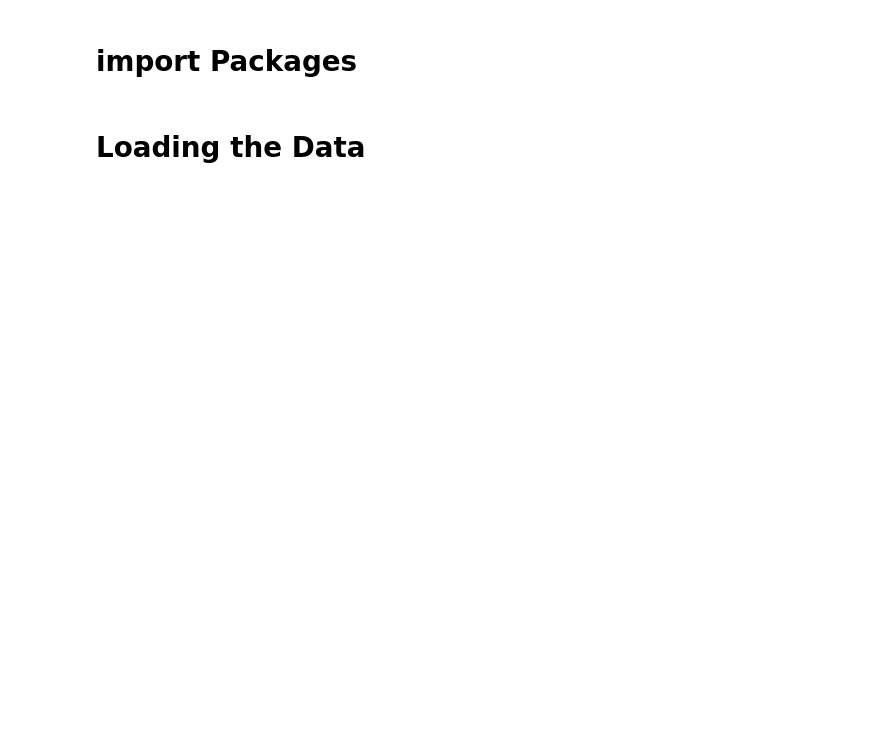
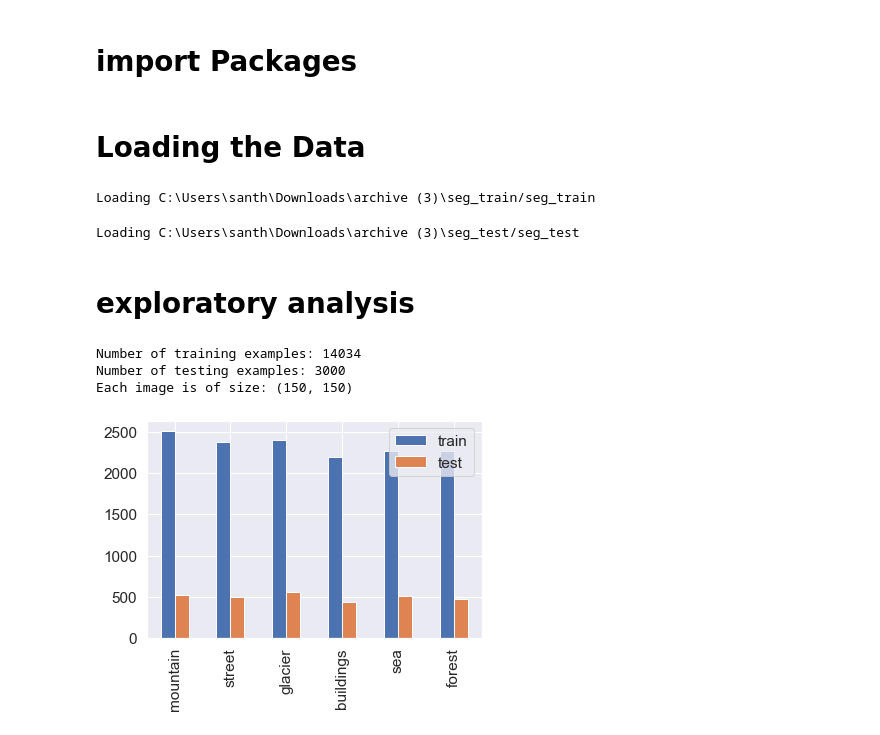
Before and after one commit to sushamasivananthan/Image-Classification-Using-CNN-Keras, a Jupyter notebook: ImageClassification.ipynb, the cells around one changed output. Saved outputs shown, nothing was run; the diff lists cells and outputs as text; code cells hidden in the pictures; blank space fills up the shorter version.

Commit message:
Visualization

```diff
--- a/ImageClassification.ipynb
+++ b/ImageClassification.ipynb
@@ -21,7 +21,7 @@ IMAGE_SIZE = (150, 150)
 # Loading the Data
 # %%
 def load_data():
-    datasets = ['../input/seg_train/seg_train', '../input/seg_test/seg_test']
+    datasets = [r'C:\Users\santh\Downloads\archive (3)\seg_train/seg_train', r'C:\Users\santh\Downloads\archive (3)\seg_test/seg_test']
     output = []
 
     # Iterate through training and test sets
@@ -56,3 +56,35 @@ def load_data():
         output.append((images, labels))
 
     return output
+# %%
+(train_images, train_labels), (test_images, test_labels) = load_data()
+# %% [output]
+Loading C:\Users\santh\Downloads\archive (3)\seg_train/seg_train
+Loading C:\Users\santh\Downloads\archive (3)\seg_test/seg_test
+# %%
+train_images, train_labels = shuffle(train_images, train_labels, random_state=25)
+# %% [markdown]
+# exploratory analysis
+# %%
+n_train = train_labels.shape[0]
+n_test = test_labels.shape[0]
+
+print ("Number of training examples: {}".format(n_train))
+print ("Number of testing examples: {}".format(n_test))
+print ("Each image is of size: {}".format(IMAGE_SIZE))
+# %% [output]
+Number of training examples: 14034
+Number of testing examples: 3000
+Each image is of size: (150, 150)
+# %%
+import pandas as pd
+
+_, train_counts = np.unique(train_labels, return_counts=True)
+_, test_counts = np.unique(test_labels, return_counts=True)
+pd.DataFrame({'train': train_counts,
+                    'test': test_counts},
+             index=class_names
+            ).plot.bar()
+plt.show()
+# %% [output]
+[figure, added]
```
Also changed, not shown: parts of 9 cells of this notebook.
